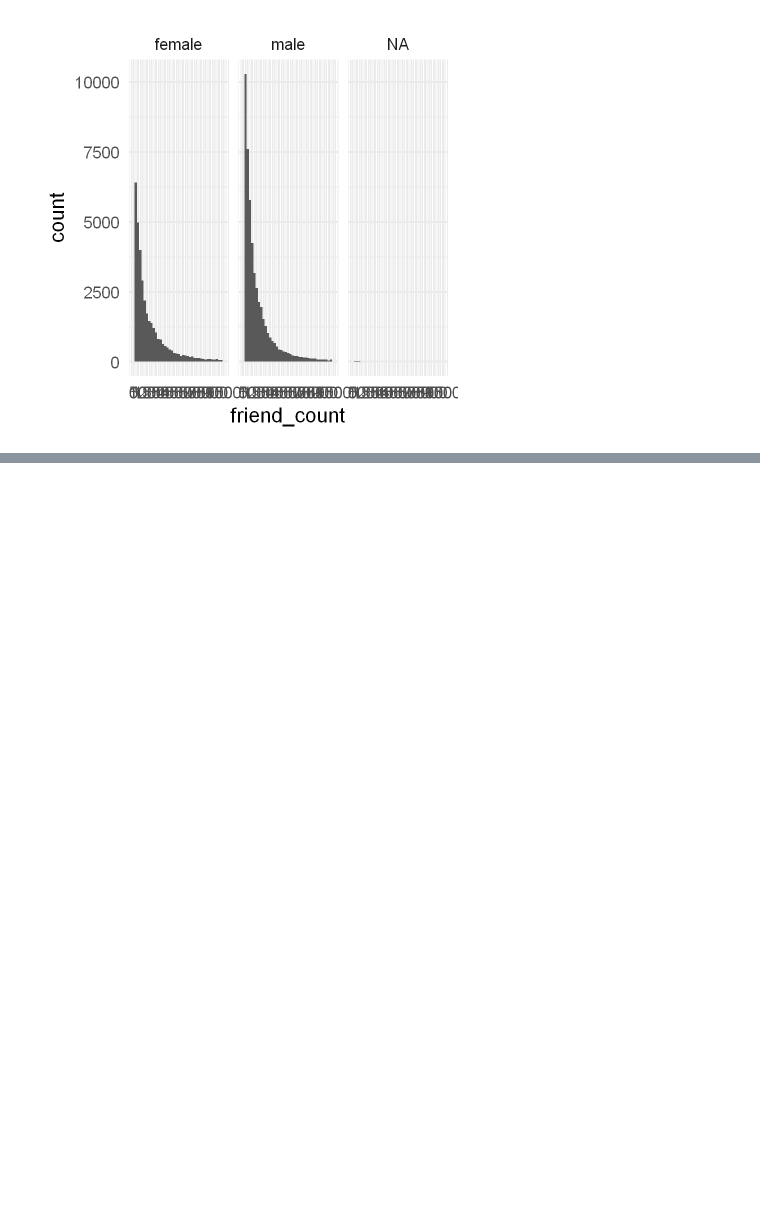
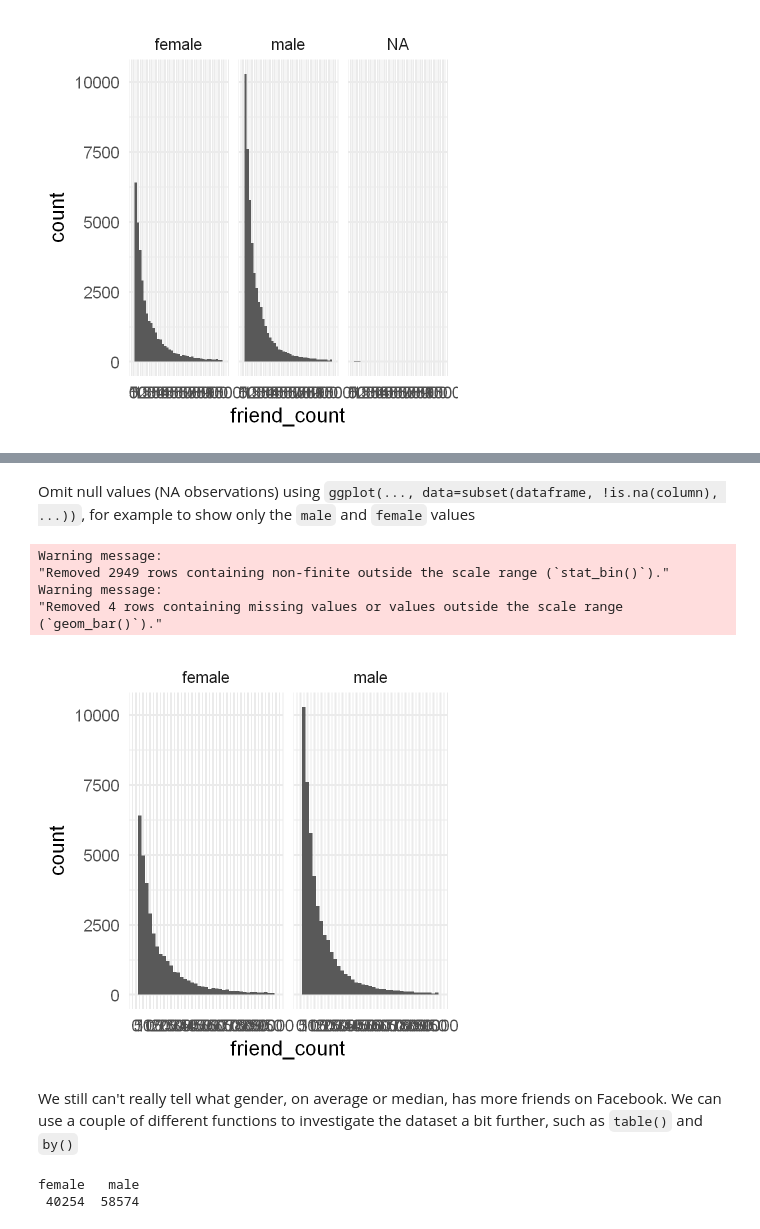
Before and after one commit to birbarino/R-Projects, a Jupyter notebook: intro-to-r/intro-to-r.ipynb, the cells around one changed output, grey strips where cells are left out. Cells and saved outputs as stored; diff of their text form; code cells hidden in the pictures; blank space fills up the shorter version.

```diff
--- a/intro-to-r/intro-to-r.ipynb
+++ b/intro-to-r/intro-to-r.ipynb
@@ -792,0 +797,21 @@ Warning message:
+# %% [markdown]
+Omit null values (NA observations) using `ggplot(..., data=subset(dataframe, !is.na(column), ...))`, for example to show only the `male` and `female` values
+# %%
+ggplot(aes(x=friend_count), data=subset(fb, !is.na(gender)))+
+    geom_histogram(binwidth=25) +
+    scale_x_continuous(limits=c(0,1000), breaks=seq(0, 1000, 50)) +
+    facet_wrap(~gender)
+# %% [output]
+Warning message:
+"Removed 2949 rows containing non-finite outside the scale range (`stat_bin()`)."
+Warning message:
+"Removed 4 rows containing missing values or values outside the scale range
+(`geom_bar()`)."
+[figure, added]
+# %% [markdown]
+We still can't really tell what gender, on average or median, has more friends on Facebook. We can use a couple of different functions to investigate the dataset a bit further, such as `table()` and `by()`
+# %%
+table(fb$gender)
+# %% [output]
+female   male
+ 40254  58574
```
Also changed, not shown: parts of 11 cells of this notebook.
